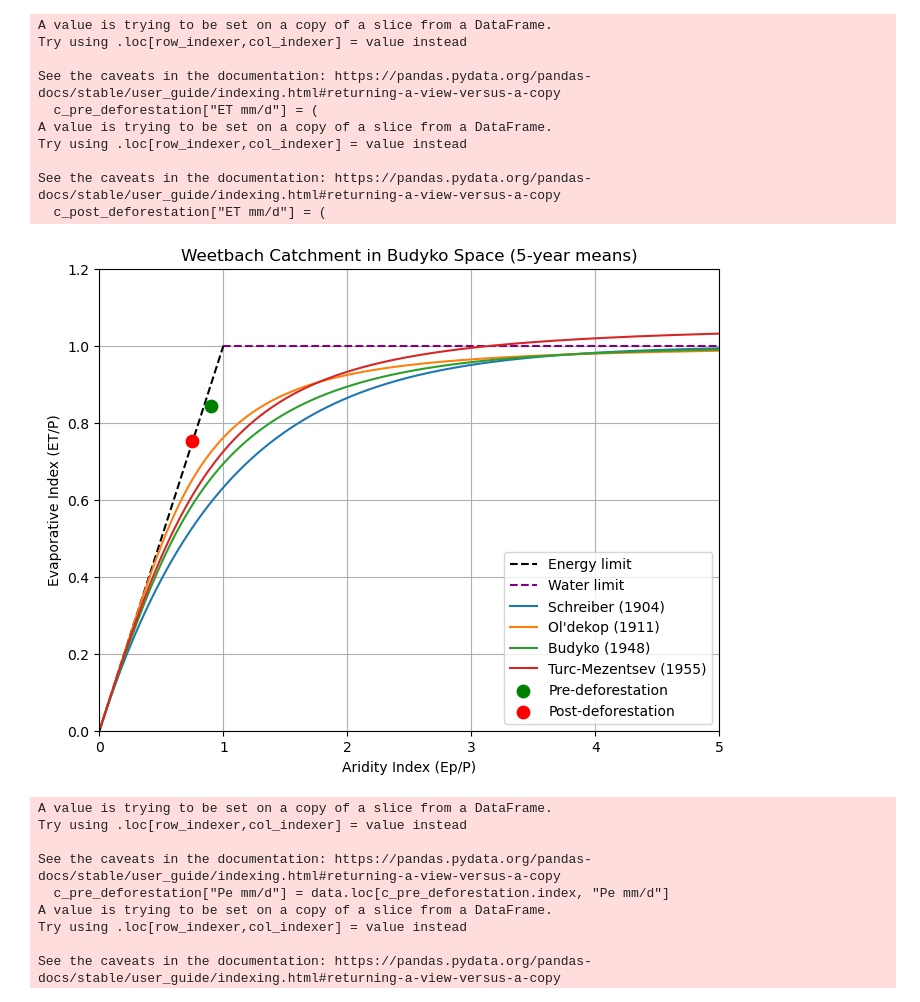
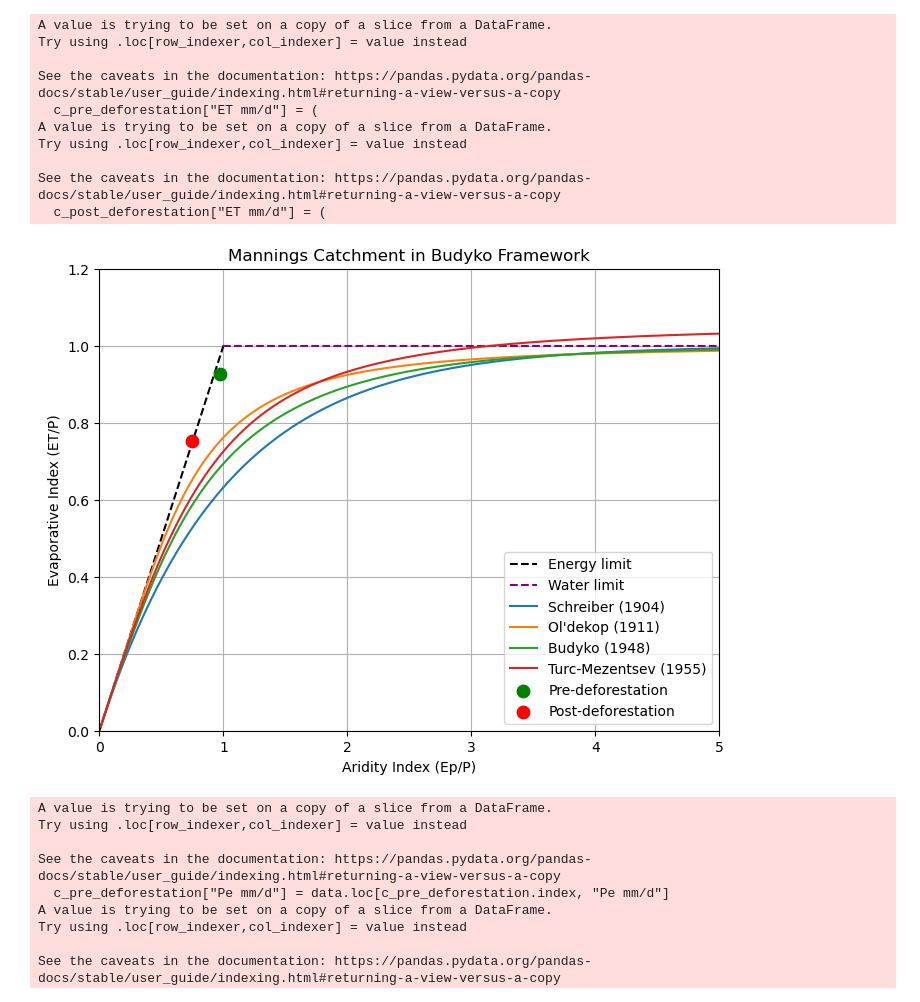
Before and after one commit to eWaterCycle/teaching-materials, a Jupyter notebook: book/exercise_journal_ann_laura/2_processes_vegetation.ipynb, the cells around one changed output. Drawn from its saved outputs; the diff is of its cells as text; code cells hidden in the pictures.

```diff
--- a/book/exercise_journal_ann_laura/2_processes_vegetation.ipynb
+++ b/book/exercise_journal_ann_laura/2_processes_vegetation.ipynb
@@ -65,7 +65,7 @@ df = xr.merge([precip_xr, evap_xr, obs_xr]).to_dataframe()
 data = df[["P mm/d", "EP mm/d", "Q mm/d"]].dropna()
 data.index = pd.to_datetime(data.index)
 
-c_pre_deforestation = data.loc["1991-01-01":"2019-12-31"]
+c_pre_deforestation = data.loc["2014-01-01":"2019-12-31"]
 c_post_deforestation = data.loc["2020-01-01":"2025-12-31"]
 c_pre_deforestation
 c_post_deforestation
@@ -135,35 +135,35 @@ EaP_schreiber = 1 - np.exp(-phi)
 EaP_oldekop = phi * np.tanh(1 / phi)
 EaP_budyko = np.sqrt(phi * np.tanh(1/phi) * (1 - np.exp(-phi)))
 EaP_turc = 1 / np.sqrt(0.9 + (1/phi)**2)
 
 
 
 # Energy limit (0–1)
 phi_energy = np.linspace(0, 1, 200)
 plt.plot(phi_energy, phi_energy, 'k--', label='Energy limit')
 
 # Water limit (1–5)
 phi_water = np.linspace(1, 5, 200)
 plt.hlines(1, 1, 5, colors='purple', linestyles='--', label='Water limit')
 
 # Analytical curves
 plt.plot(phi, EaP_schreiber, label='Schreiber (1904)')
 plt.plot(phi, EaP_oldekop, label="Ol'dekop (1911)")
 plt.plot(phi, EaP_budyko, label='Budyko (1948)')
 plt.plot(phi, EaP_turc, label='Turc-Mezentsev (1955)')
 
 # Pre- and post-deforestation points
 plt.scatter(AI_pre, EI_pre, color='green', s=80, label='Pre-deforestation', zorder=5)
 plt.scatter(AI_post, EI_post, color='red', s=80, label='Post-deforestation', zorder=5)
 
 plt.xlabel("Aridity Index (Ep/P)")
 plt.ylabel("Evaporative Index (ET/P)")
-plt.title("Weetbach Catchment in Budyko Space (5-year means)")
+plt.title("Mannings Catchment in Budyko Framework")
 plt.legend()
 plt.grid(True)
 plt.show()
 # %% [output]
-[figure, old version]
+[figure, new version]
 # %%
 # Interception capacity
 Si_max = 2.5  # mm
```
Also changed, not shown: parts of 3 cells of this notebook, 2 other files.
